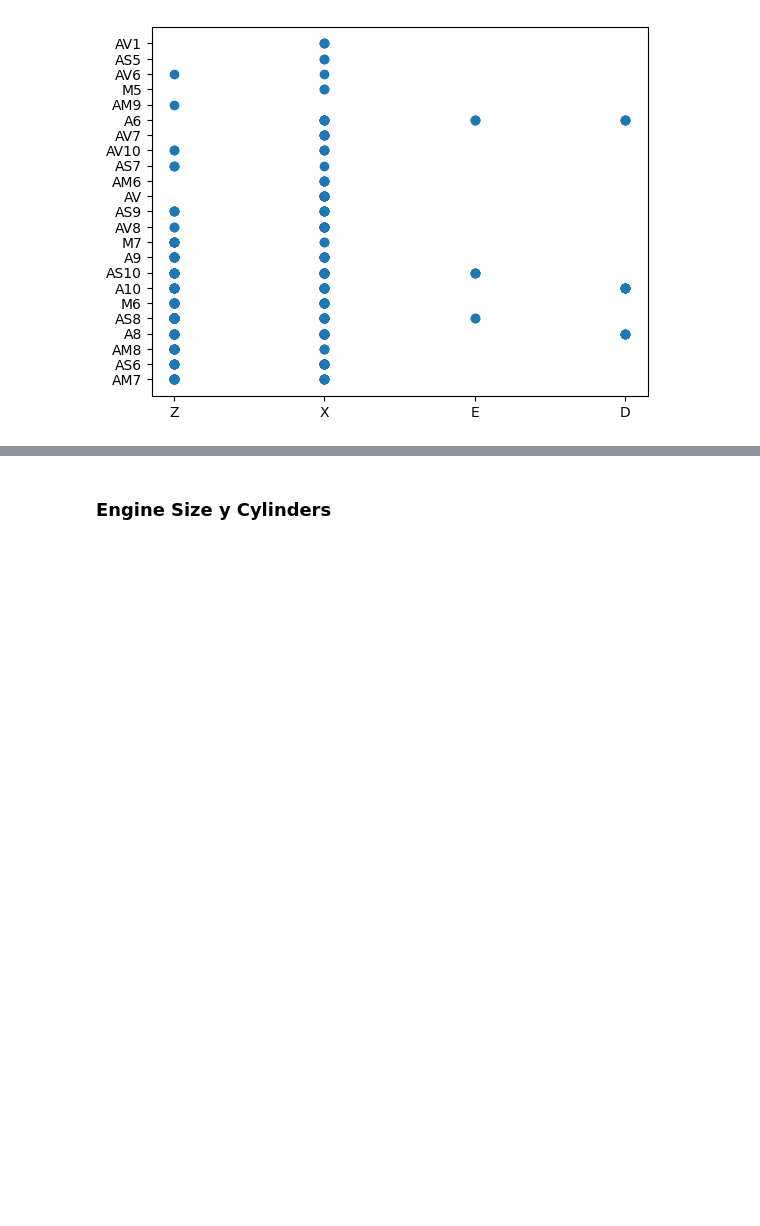
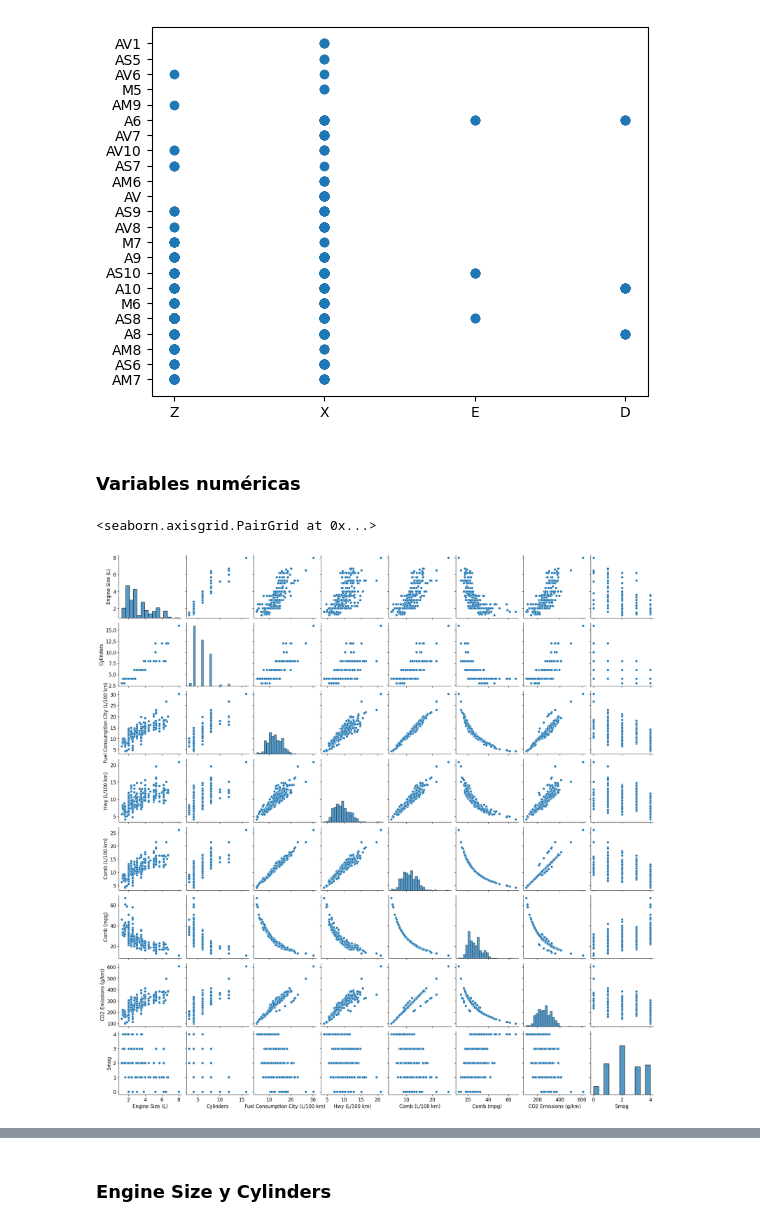
Before and after one commit to Kraslo/APAU_SMOG_PREDICTION_3RDGROUP, a Jupyter notebook: codigo/codigo_andy.ipynb, the cells around one changed output, grey strips where cells are left out. Saved outputs shown, nothing was run; the diff lists cells and outputs as text; code cells hidden in the pictures; blank space fills up the shorter version.

```diff
--- a/codigo/codigo_andy.ipynb
+++ b/codigo/codigo_andy.ipynb
@@ -244,3 +278,10 @@ plt.scatter(train['Fuel Type'],train['Transmission'])
 # %% [output]
 <matplotlib.collections.PathCollection at 0x...>
 [figure]
+# %% [markdown]
+### Variables numéricas
+# %%
+sns.pairplot(train)
+# %% [output]
+<seaborn.axisgrid.PairGrid at 0x...>
+[figure, added]
```
Also changed, not shown: parts of 33 cells of this notebook, 1 other file.
